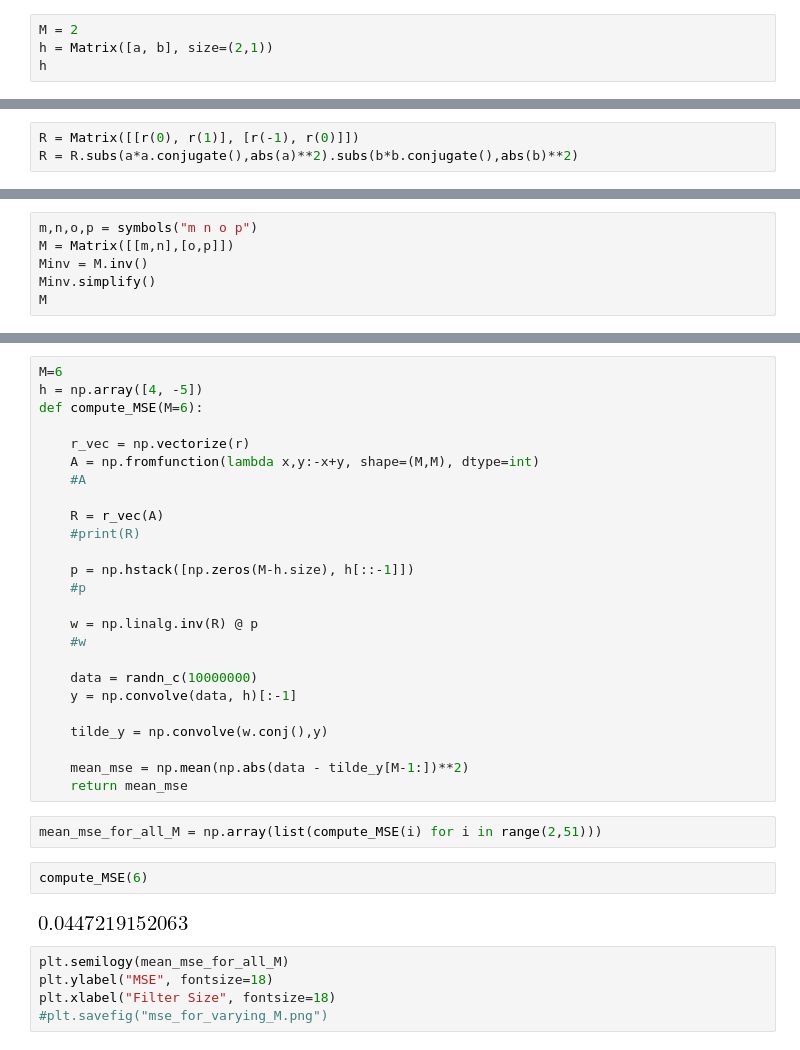
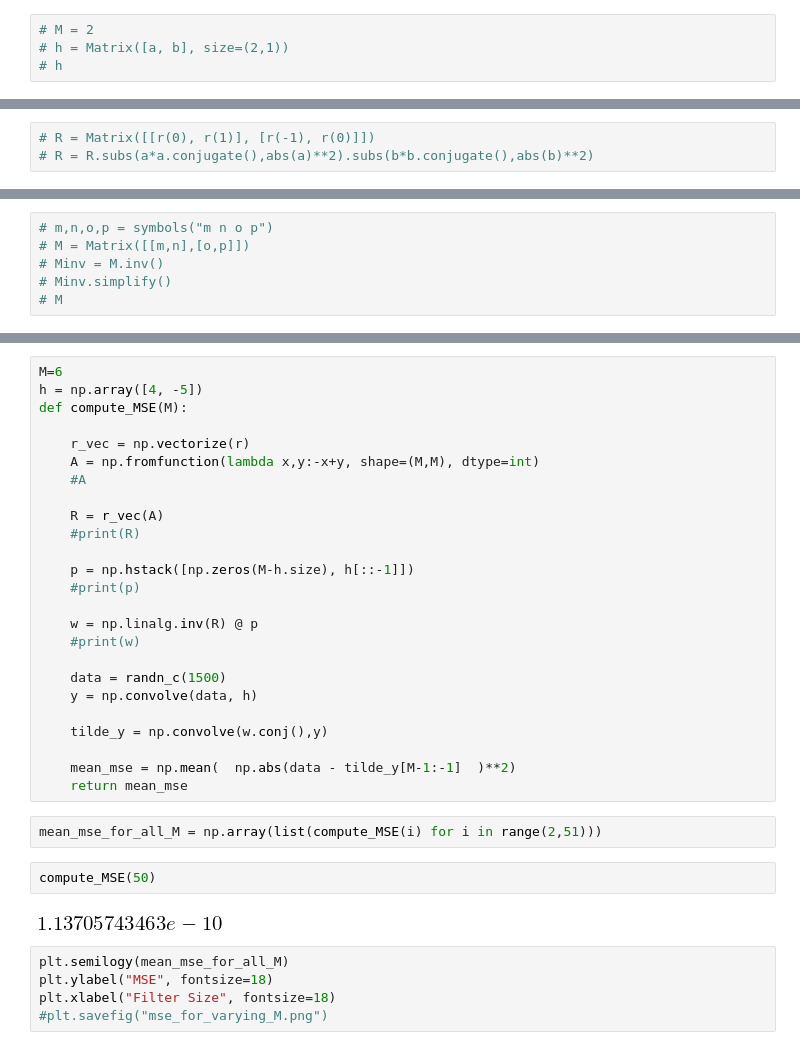
Before and after one commit to darcamo/array-sensor-homeworks, a Jupyter notebook: homework6/questão 1.ipynb, the cells around one changed output, grey strips where cells are left out. Drawn from its saved outputs; the diff is of its cells as text.

```diff
--- a/homework6/questão 1.ipynb
+++ b/homework6/questão 1.ipynb
@@ -22,6 +24,6 @@ $$\mtR = \begin{bmatrix}
      r[-1] & r[0]
      \end{bmatrix}$$
 # %%
-M = 2
-h = Matrix([a, b], size=(2,1))
-h
+# M = 2
+# h = Matrix([a, b], size=(2,1))
+# h
@@ -40,6 +40,6 @@ def r(m):
         out = out + idx_h(i) * idx_h(i-m).conjugate()
     return out
 # %%
-R = Matrix([[r(0), r(1)], [r(-1), r(0)]])
-R = R.subs(a*a.conjugate(),abs(a)**2).subs(b*b.conjugate(),abs(b)**2)
+# R = Matrix([[r(0), r(1)], [r(-1), r(0)]])
+# R = R.subs(a*a.conjugate(),abs(a)**2).subs(b*b.conjugate(),abs(b)**2)
 # %%
@@ -56,6 +52,6 @@ Rinv.subs(a*b*a.conjugate()*b.conjugate(), abs(a*b)**2)
 # %%
-m,n,o,p = symbols("m n o p")
-M = Matrix([[m,n],[o,p]])
-Minv = M.inv()
-Minv.simplify()
-M
+# m,n,o,p = symbols("m n o p")
+# M = Matrix([[m,n],[o,p]])
+# Minv = M.inv()
+# Minv.simplify()
+# M
@@ -78,7 +70,7 @@ def calc_y(data):
 # %%
 M=6
 h = np.array([4, -5])
-def compute_MSE(M=6):
+def compute_MSE(M):
 
     r_vec = np.vectorize(r)
     A = np.fromfunction(lambda x,y:-x+y, shape=(M,M), dtype=int)
@@ -88,24 +80,24 @@ def compute_MSE(M=6):
     #print(R)
 
     p = np.hstack([np.zeros(M-h.size), h[::-1]])
-    #p
+    #print(p)
 
     w = np.linalg.inv(R) @ p
-    #w
+    #print(w)
 
-    data = randn_c(10000000)
-    y = np.convolve(data, h)[:-1]
+    data = randn_c(1500)
+    y = np.convolve(data, h)
 
     tilde_y = np.convolve(w.conj(),y)
 
-    mean_mse = np.mean(np.abs(data - tilde_y[M-1:])**2)
+    mean_mse = np.mean(  np.abs(data - tilde_y[M-1:-1]  )**2)
     return mean_mse
 # %%
 mean_mse_for_all_M = np.array(list(compute_MSE(i) for i in range(2,51)))
 # %%
-compute_MSE(6)
+compute_MSE(50)
 # %% [output]
-[figure, old version]
+[figure, new version]
 # %%
 plt.semilogy(mean_mse_for_all_M)
 plt.ylabel("MSE", fontsize=18)
```
Also changed, not shown: parts of 9 cells of this notebook.
